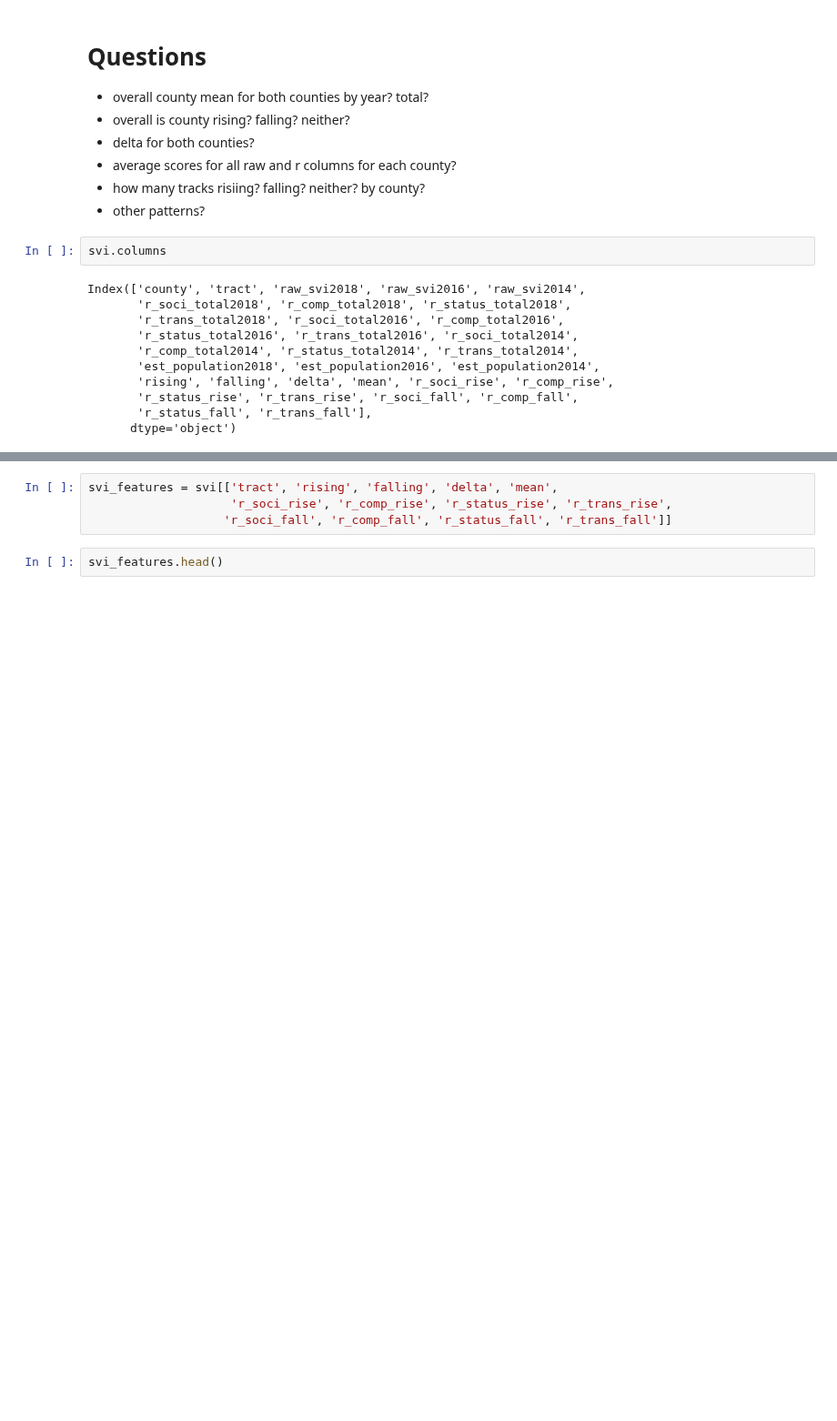
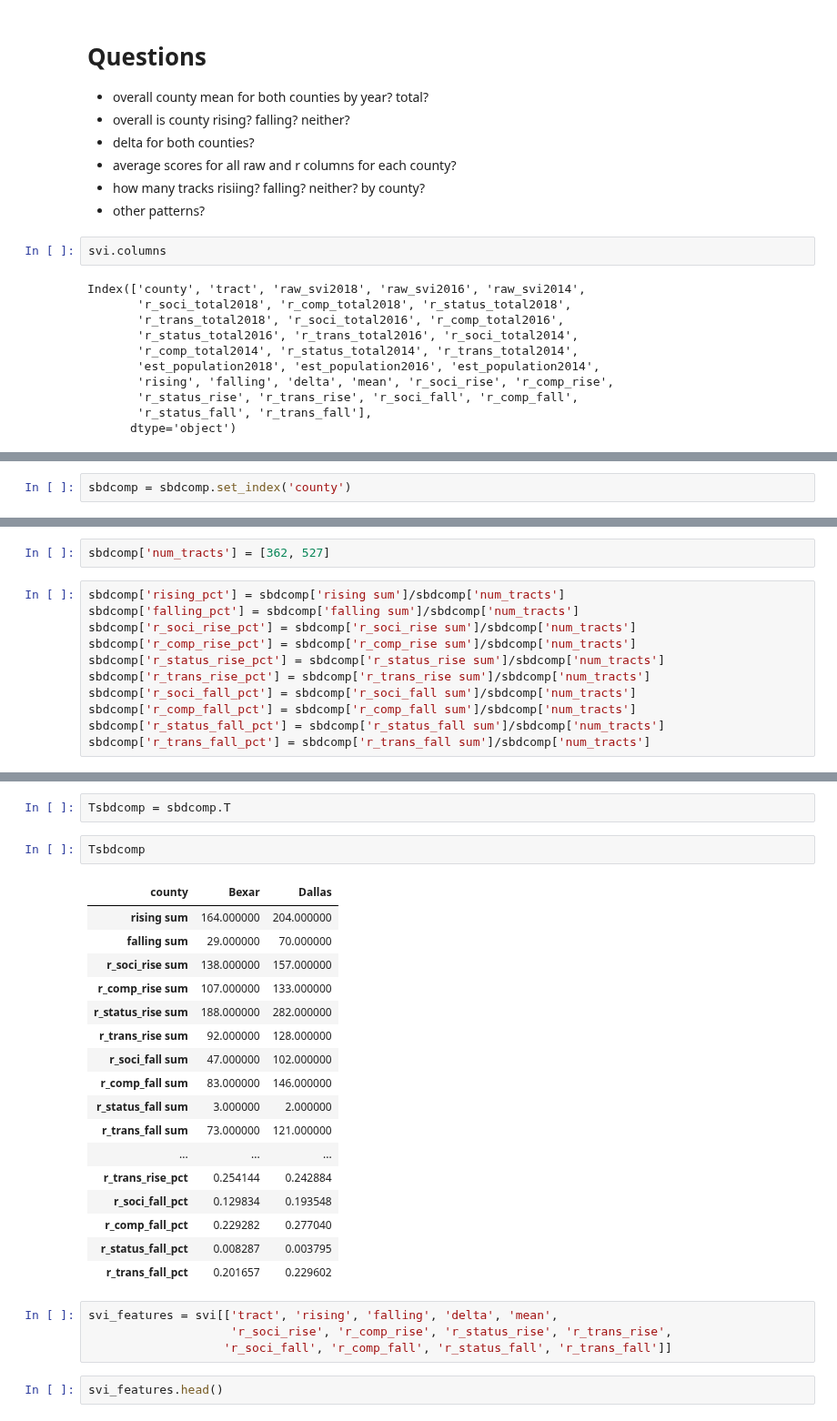
Before and after one commit to SVI-Capstone/svi_capstone, a Jupyter notebook: ryvyn.ipynb, the cells around one changed output, grey strips where cells are left out. Shown at 91% size. Cells and saved outputs as stored; diff of their text form; blank space fills up the shorter version.

```diff
--- a/ryvyn.ipynb
+++ b/ryvyn.ipynb
@@ -121,0 +166,2 @@ compdf.head()
+# %%
+sbdcomp = sbdcomp.set_index('county')
@@ -121,0 +211,13 @@ compdf.head()
+# %%
+sbdcomp['num_tracts'] = [362, 527]
+# %%
+sbdcomp['rising_pct'] = sbdcomp['rising sum']/sbdcomp['num_tracts']
+sbdcomp['falling_pct'] = sbdcomp['falling sum']/sbdcomp['num_tracts']
+sbdcomp['r_soci_rise_pct'] = sbdcomp['r_soci_rise sum']/sbdcomp['num_tracts']
+sbdcomp['r_comp_rise_pct'] = sbdcomp['r_comp_rise sum']/sbdcomp['num_tracts']
+sbdcomp['r_status_rise_pct'] = sbdcomp['r_status_rise sum']/sbdcomp['num_tracts']
+sbdcomp['r_trans_rise_pct'] = sbdcomp['r_trans_rise sum']/sbdcomp['num_tracts']
+sbdcomp['r_soci_fall_pct'] = sbdcomp['r_soci_fall sum']/sbdcomp['num_tracts']
+sbdcomp['r_comp_fall_pct'] = sbdcomp['r_comp_fall sum']/sbdcomp['num_tracts']
+sbdcomp['r_status_fall_pct'] = sbdcomp['r_status_fall sum']/sbdcomp['num_tracts']
+sbdcomp['r_trans_fall_pct'] = sbdcomp['r_trans_fall sum']/sbdcomp['num_tracts']
@@ -122,3 +232,25 @@ compdf.head()
+# %%
+Tsbdcomp = sbdcomp.T
+# %%
+Tsbdcomp
+# %% [output]
+| county | Bexar | Dallas |
+| rising sum | 164.000000 | 204.000000 |
+| falling sum | 29.000000 | 70.000000 |
+| r_soci_rise sum | 138.000000 | 157.000000 |
+| r_comp_rise sum | 107.000000 | 133.000000 |
+| r_status_rise sum | 188.000000 | 282.000000 |
+| r_trans_rise sum | 92.000000 | 128.000000 |
+| r_soci_fall sum | 47.000000 | 102.000000 |
+| r_comp_fall sum | 83.000000 | 146.000000 |
+| r_status_fall sum | 3.000000 | 2.000000 |
+| r_trans_fall sum | 73.000000 | 121.000000 |
+| ... | ... | ... |
+| r_trans_rise_pct | 0.254144 | 0.242884 |
+| r_soci_fall_pct | 0.129834 | 0.193548 |
+| r_comp_fall_pct | 0.229282 | 0.277040 |
+| r_status_fall_pct | 0.008287 | 0.003795 |
+| r_trans_fall_pct | 0.201657 | 0.229602 |
 # %%
 svi_features = svi[['tract', 'rising', 'falling', 'delta', 'mean',
                     'r_soci_rise', 'r_comp_rise', 'r_status_rise', 'r_trans_rise',
```
Also changed, not shown: parts of 21 cells of this notebook.
